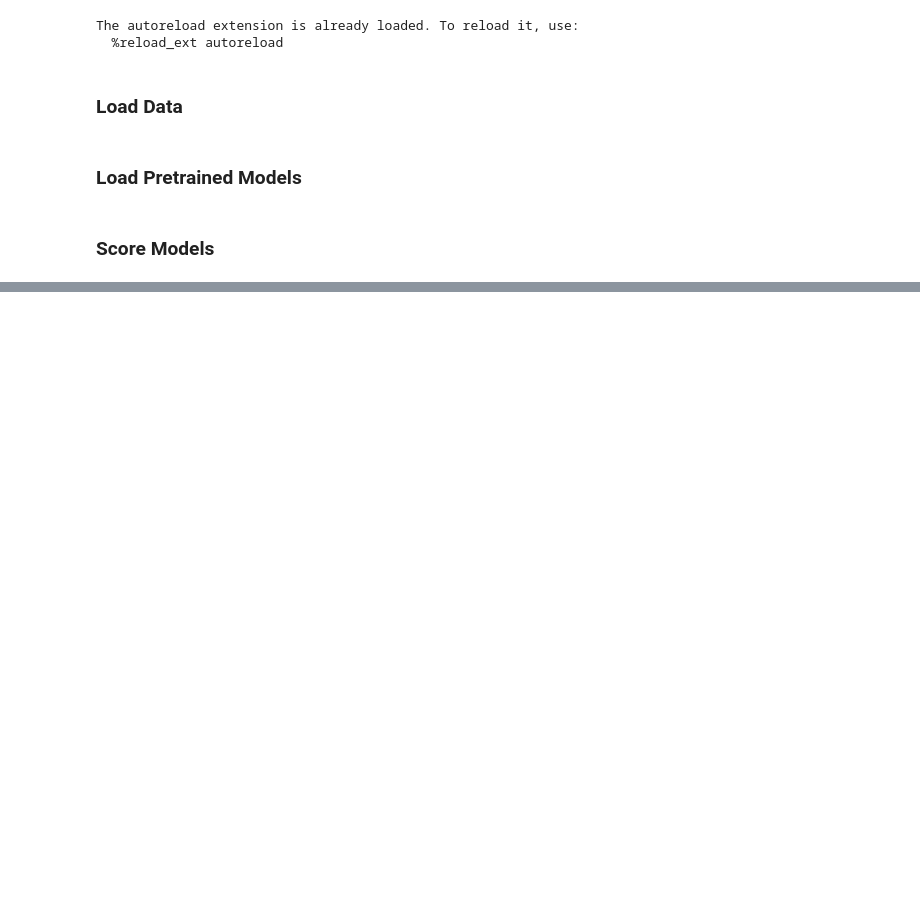
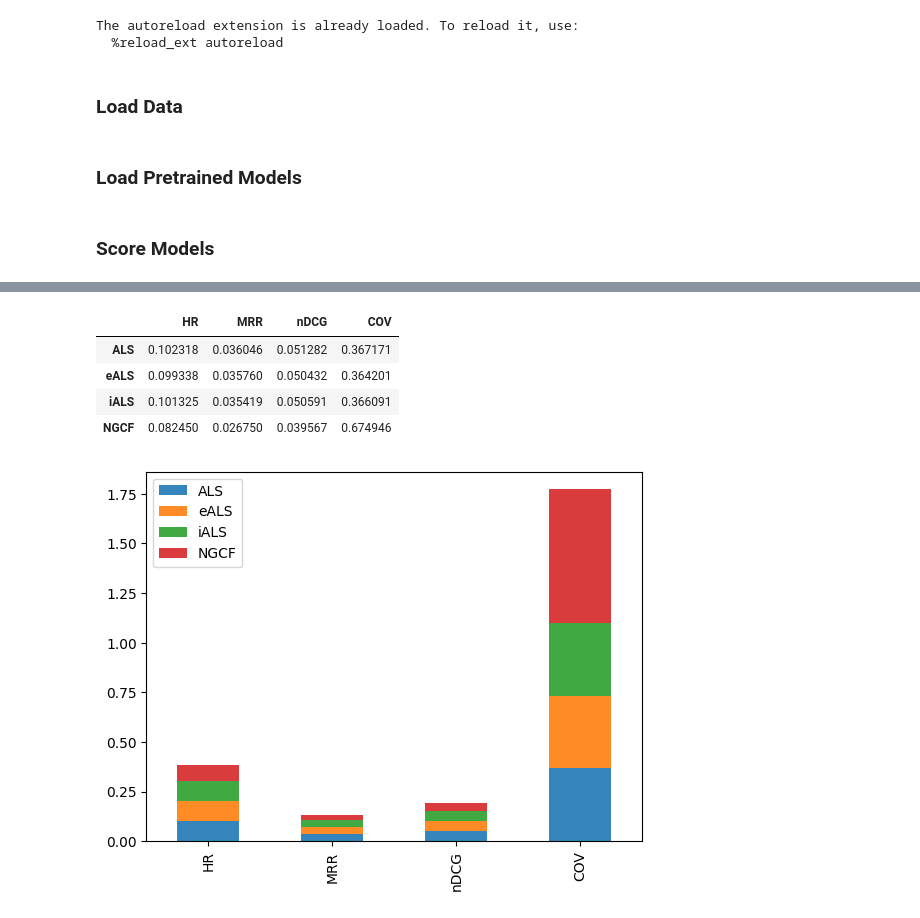
Before and after one commit to Mr6one/recsys-project-2023, a Jupyter notebook: notebooks/experiments.ipynb, the cells around one changed output, grey strips where cells are left out. Cells and saved outputs as stored; diff of their text form; code cells hidden in the pictures; blank space fills up the shorter version.

```diff
--- a/notebooks/experiments.ipynb
+++ b/notebooks/experiments.ipynb
@@ -95,6 +80,15 @@ scores_movielens.style.background_gradient()
 | eALS | 0.099338 | 0.035760 | 0.050432 | 0.364201 |
 | iALS | 0.101325 | 0.035419 | 0.050591 | 0.366091 |
 | NGCF | 0.082450 | 0.026750 | 0.039567 | 0.674946 |
+# %%
+get_table_barplot(scores_movielens)
+# %% [output]
+|  | HR | MRR | nDCG | COV |
+| ALS | 0.102318 | 0.036046 | 0.051282 | 0.367171 |
+| eALS | 0.099338 | 0.035760 | 0.050432 | 0.364201 |
+| iALS | 0.101325 | 0.035419 | 0.050591 | 0.366091 |
+| NGCF | 0.082450 | 0.026750 | 0.039567 | 0.674946 |
+[figure, added]
 # %%
 scores_yelp = score_models(models_yelp, holdout_yelp, testset_yelp, data_description_yelp)
 scores_yelp.style.background_gradient()
```
Also changed, not shown: parts of 15 cells of this notebook.
